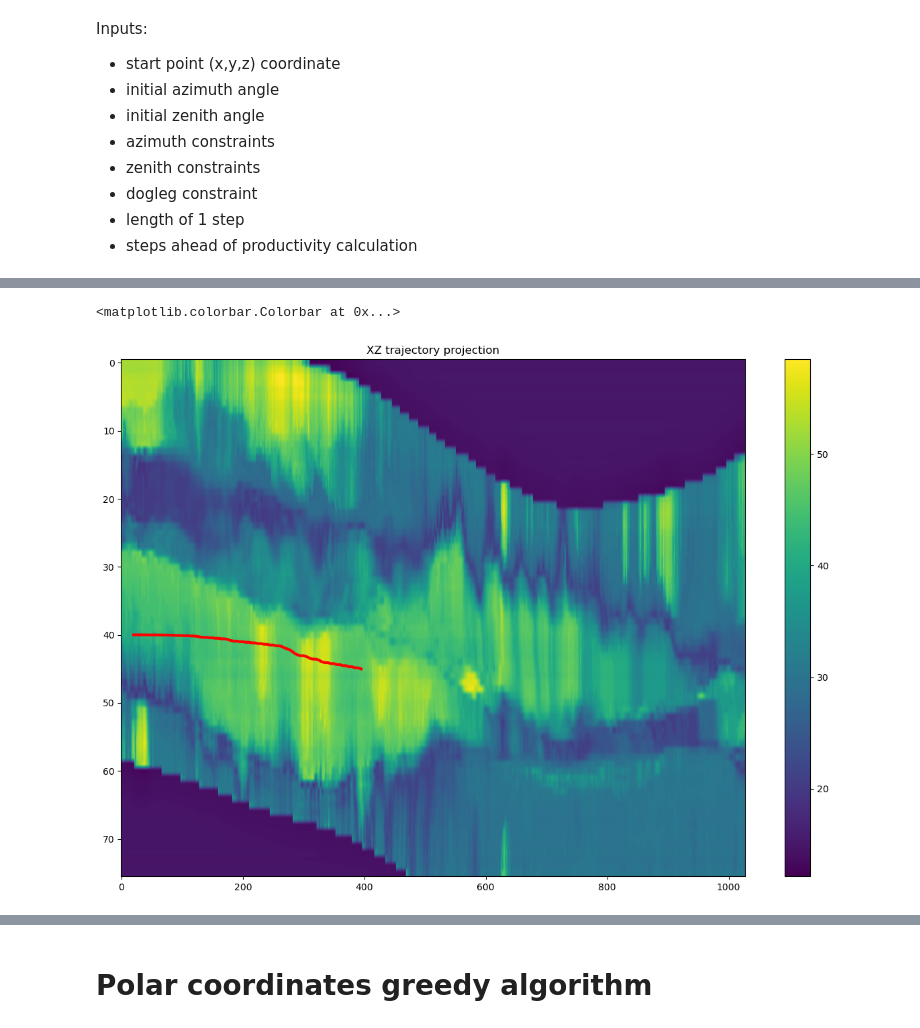
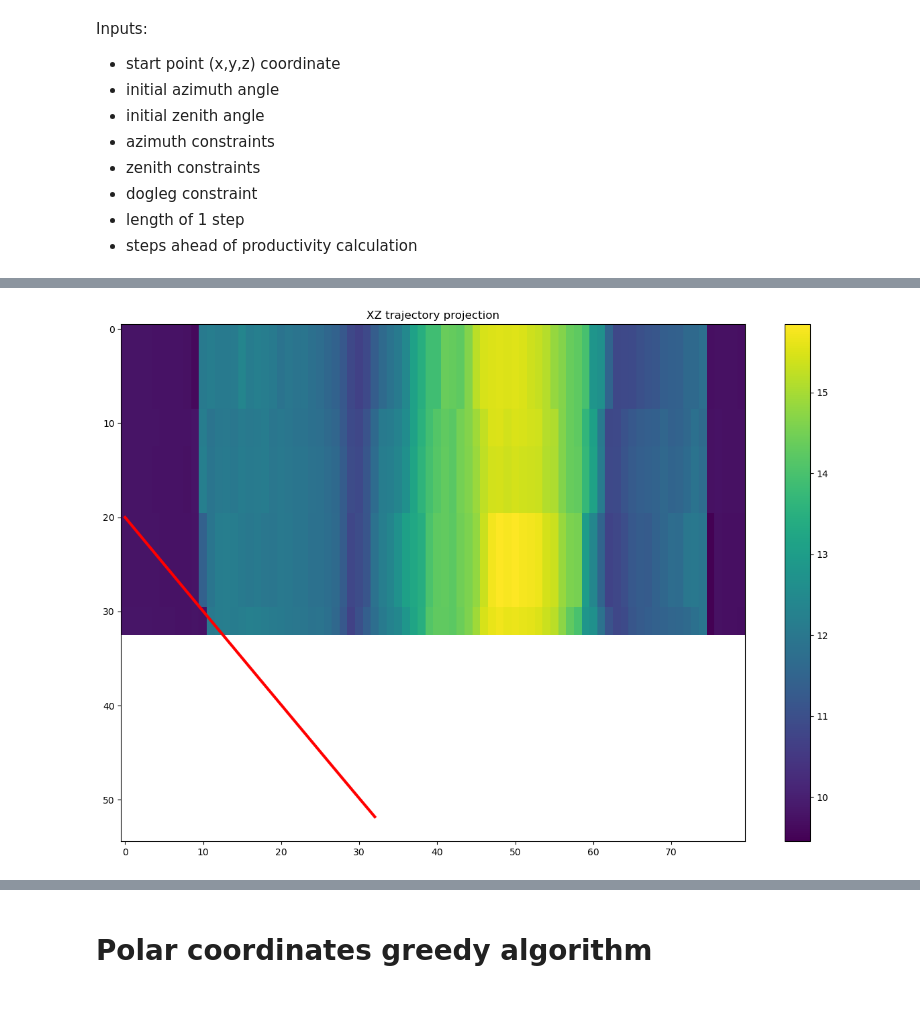
Before and after one commit to Genndoso/Geosteering_based_on_resistivity, a Jupyter notebook: Algorithm/3D_geosteering/Geosteering_presentation1.ipynb, the cells around one changed output, grey strips where cells are left out. Saved outputs shown, nothing was run; the diff lists cells and outputs as text; code cells hidden in the pictures.

```diff
--- a/Algorithm/3D_geosteering/Geosteering_presentation1.ipynb
+++ b/Algorithm/3D_geosteering/Geosteering_presentation1.ipynb
@@ -63,6 +63,7 @@ $$ \large DLS = {cos^{-1}}[(cos \theta_1 \cdot cos \theta_2) + (sin \theta_1 \cd
 * Lyu, Lei, Yanh, Heaney, Song. A novel approach to optimising well trajectory in heterogeneous reservoirs based on the fast-marching method. Journal of Natural Gas Science and Engineering 88. 2021. https://doi.org/10.1016/j.jngse.2021.103853
 # %%
 # import 3d cube
-file = open("./RL/3D_301.833.2055.pickle",'rb')
+#file = open("./RL/3D_301.833.2055.pickle",'rb')
+file = open("./RL/3D_80.80.230.pickle",'rb')
 cube_3d = pickle.load(file)
 # %%
@@ -162,18 +141,47 @@ y_t = np.array(y)
-# %%
-fig, ax = plt.subplots(1,1, figsize = (15,10))
-property_along_y_arr = np.array(property_along_y)
-property_along_x_arr = np.array(property_along_x)
-property_along_z_arr = np.array(property_along_z)
-ax.plot(z_t.T,x_t.T, color = 'r', linewidth = 3 )
-ax.set_title('XZ trajectory projection')
-
-#ax.imshow(property_along_z_arr.T[::-1])
-
-p_map = ax.imshow(property_along_y_arr, aspect='auto')
-plt.colorbar(p_map)
-# %% [output]
-<matplotlib.colorbar.Colorbar at 0x...>
-[figure, removed]
+# %%
+def plot_results(volume_cube, traj_x, traj_y, traj_z, along_axis = 'y'):
+
+    x = []
+    z = []
+    y = []
+    property_along_y = []
+    property_along_x = []
+    property_along_z = []
+    for i in range(0,len(traj_x)):
+        x.append(traj_x[i])
+        z.append(traj_z[i])
+        y.append(traj_y[i])
+        property_along_y.append(volume_cube[round(traj_x[i]),:,round(traj_z[i])].T)
+        property_along_x.append(volume_cube[:,round(traj_y[i]),round(traj_z[i])].T)
+        property_along_z.append(volume_cube[round(traj_x[i]),round(traj_y[i]),:].T)
+
+
+    x_t = np.array(x)
+    z_t = np.array(z)
+    y_t = np.array(y)
+
+    fig, ax = plt.subplots(1,1, figsize = (15,10))
+    property_along_y_arr = np.array(property_along_y)
+    property_along_x_arr = np.array(property_along_x)
+    property_along_z_arr = np.array(property_along_z)
+  #  ax.plot(z_t, color = 'r', linewidth = 3 )
+    ax.set_title('XZ trajectory projection')
+
+    #ax.imshow(property_along_z_arr.T[::-1])
+    if along_axis == 'y':
+        p_map = ax.imshow(property_along_y_arr, aspect='auto')
+        ax.plot(y_t, color = 'r', linewidth = 3 )
+    elif along_axis == 'z':
+        p_map = ax.imshow(property_along_z_arr.T[::-1], aspect='auto')
+        ax.plot(z_t, color = 'r', linewidth = 3 )
+    else:
+        p_map = ax.imshow(property_along_x_arr, aspect='auto')
+        ax.plot(x_t, color = 'r', linewidth = 3 )
+    plt.colorbar(p_map)
+# %%
+plot_results(volume_cut, traj_x, traj_y, traj_z, along_axis = 'y')
+# %% [output]
+[figure, added]
 # %%
 traj_x_2 =  [traj_x[0],  traj_x[-1]]
 traj_y_2 =  [traj_y[0], traj_y[-1]]
```
Also changed, not shown: parts of 17 cells of this notebook, 2 other files.
